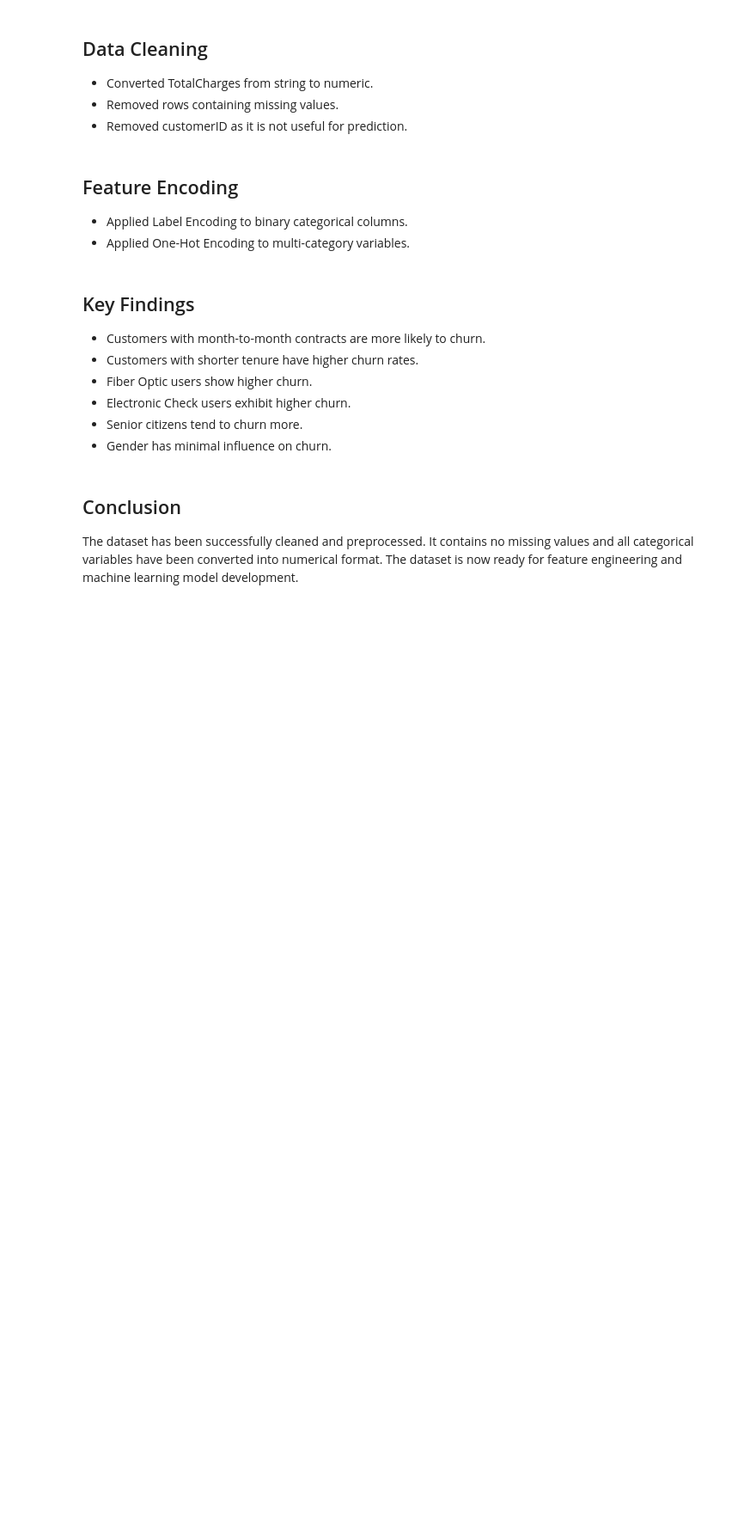
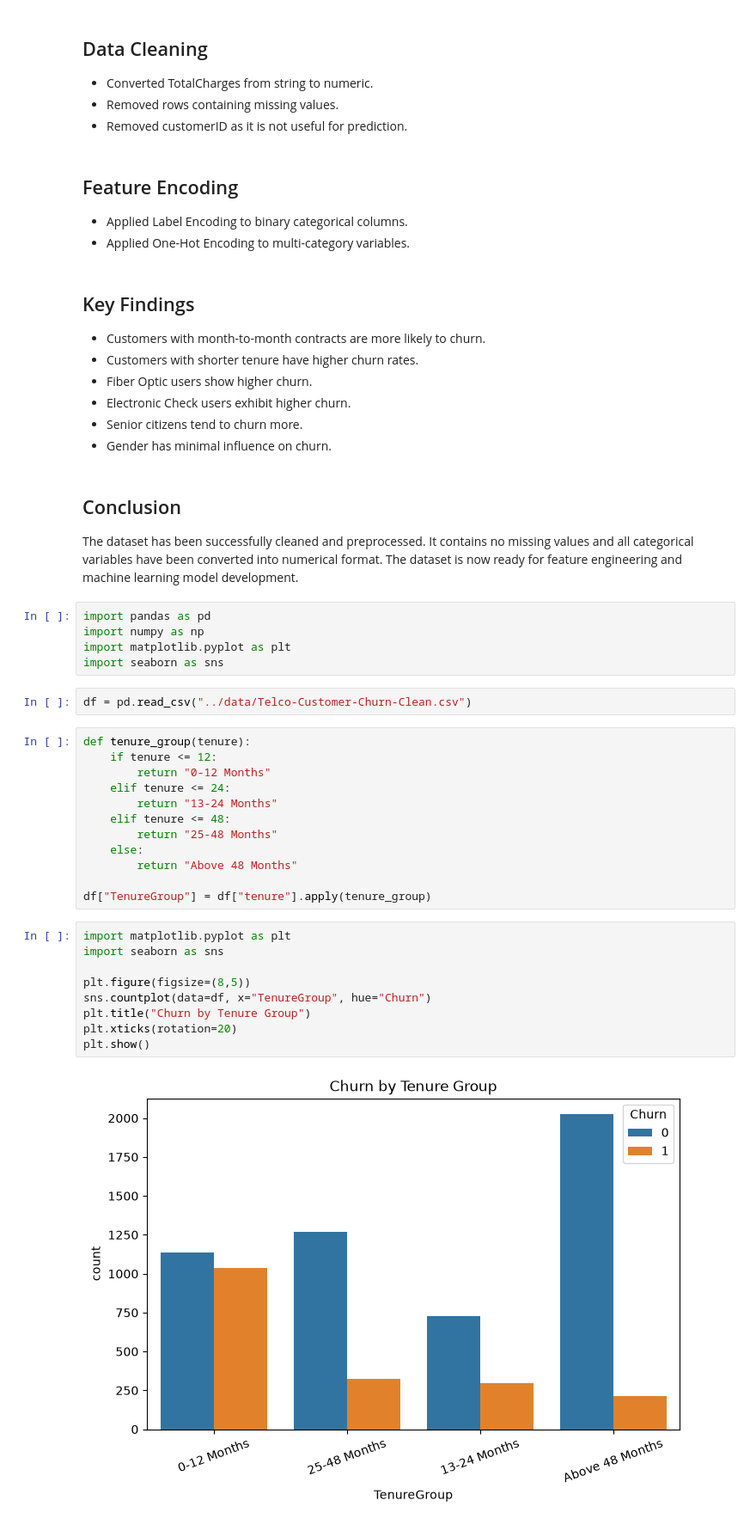
Before and after one commit to janupalliradhika/customer-churn-prediction, a Jupyter notebook: notebooks/eda.ipynb, the cells around one changed output. Shown at 86% size. Drawn from its saved outputs; the diff is of its cells as text; blank space fills up the shorter version.

Commit message:
Completed Day 8 feature engineering - Tenure Group analysis

```diff
--- a/notebooks/eda.ipynb
+++ b/notebooks/eda.ipynb
@@ -689,3 +689,33 @@ dtype: int64
 ## Conclusion
 
 The dataset has been successfully cleaned and preprocessed. It contains no missing values and all categorical variables have been converted into numerical format. The dataset is now ready for feature engineering and machine learning model development.
+# %%
+import pandas as pd
+import numpy as np
+import matplotlib.pyplot as plt
+import seaborn as sns
+# %%
+df = pd.read_csv("../data/Telco-Customer-Churn-Clean.csv")
+# %%
+def tenure_group(tenure):
+    if tenure <= 12:
+        return "0-12 Months"
+    elif tenure <= 24:
+        return "13-24 Months"
+    elif tenure <= 48:
+        return "25-48 Months"
+    else:
+        return "Above 48 Months"
+
+df["TenureGroup"] = df["tenure"].apply(tenure_group)
+# %%
+import matplotlib.pyplot as plt
+import seaborn as sns
+
+plt.figure(figsize=(8,5))
+sns.countplot(data=df, x="TenureGroup", hue="Churn")
+plt.title("Churn by Tenure Group")
+plt.xticks(rotation=20)
+plt.show()
+# %% [output]
+[figure, added]
```
Also changed, not shown: parts of 1 cell of this notebook.
